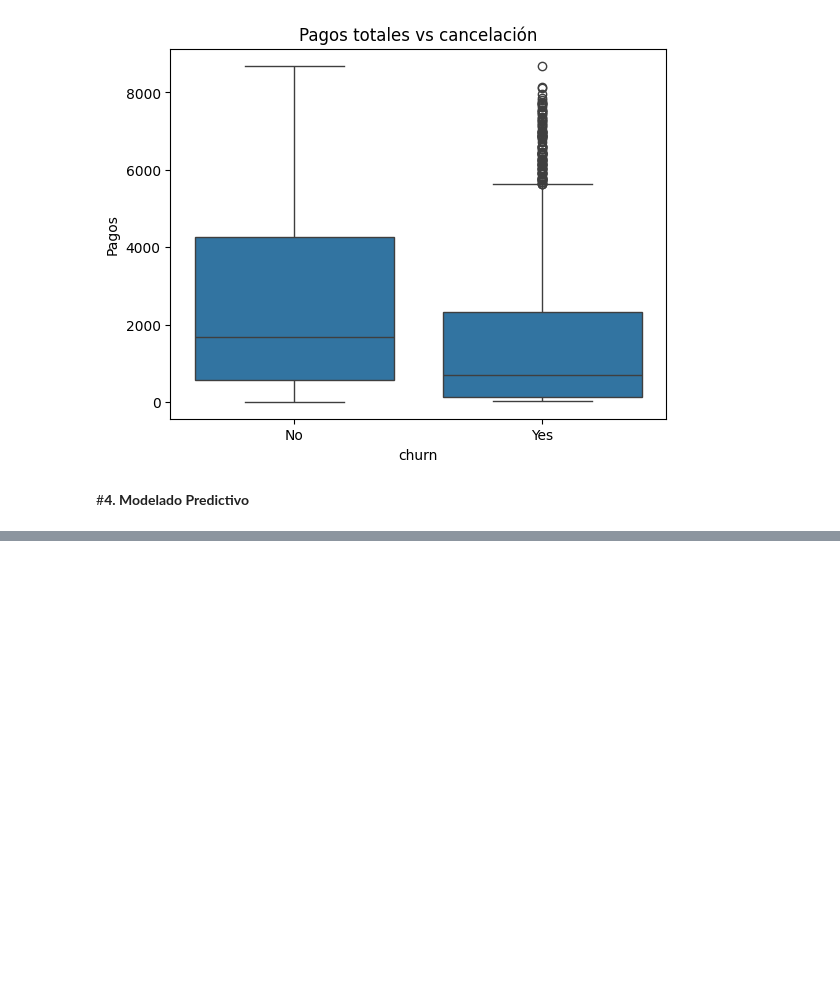
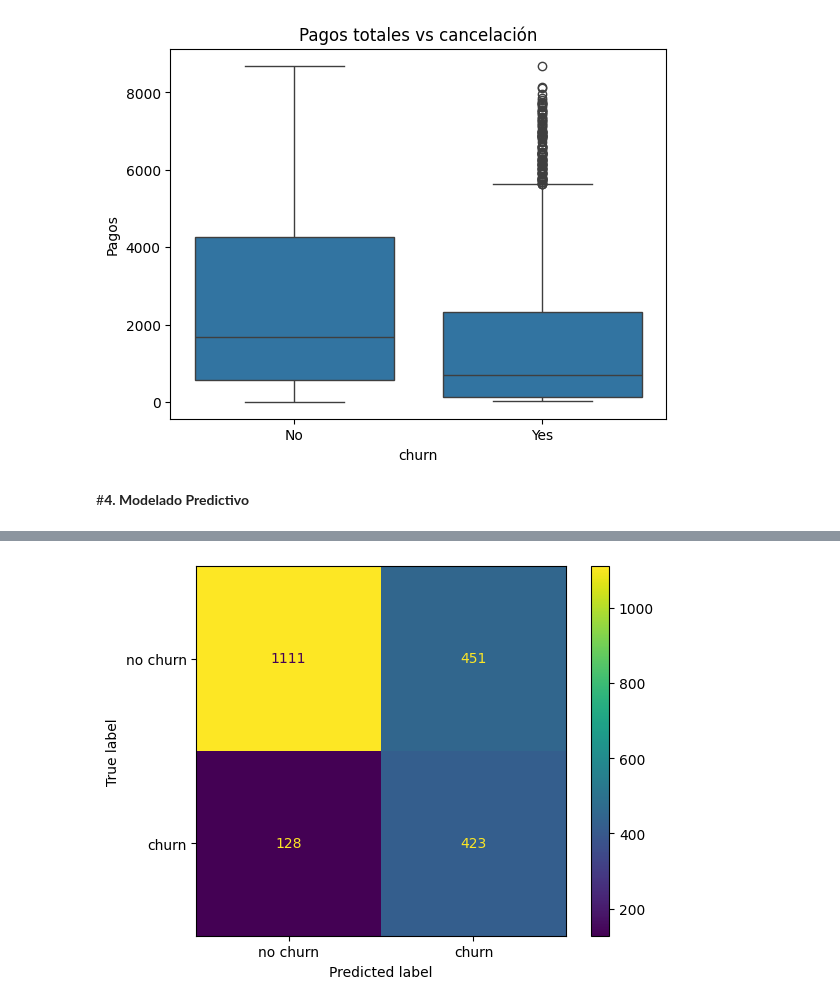
Before and after one commit to dialejo/Telecom_x2, a Jupyter notebook: Telecom_X2_Churn_prediccion.ipynb, the cells around one changed output, grey strips where cells are left out. Drawn from its saved outputs; the diff is of its cells as text; code cells hidden in the pictures; blank space fills up the shorter version.

```diff
--- a/Telecom_X2_Churn_prediccion.ipynb
+++ b/Telecom_X2_Churn_prediccion.ipynb
@@ -619,0 +818,23 @@ X_train, X_test, y_train, y_test = train_test_split(X, y, test_size=0.30, random
+# %%
+param_grid = {
+    'clf__max_depth': [5, 10, 15],
+    'clf__min_samples_split': [2, 4, 6],
+    'clf__min_samples_leaf': [1, 2, 3],
+    'clf__n_estimators': [100, 150, 200]
+}
+# %%
+modelo1 = imbpipeline(steps=[
+    ('smote', SMOTE(sampling_strategy=0.5, random_state=42)),
+    ('clf', RandomForestClassifier(class_weight='balanced', random_state=42))
+])
+# %%
+cv = StratifiedKFold(n_splits=5, shuffle=True, random_state=42)
+grid_search_modelo1 = GridSearchCV(
+    estimator=modelo1,
+    param_grid=param_grid,
+    cv=cv,
+    scoring='recall',  # 🔍 optimizando para recall (churn positivo)
+    n_jobs=-1,
+    verbose=1
+)
+grid_search_modelo1.fit(X_train, y_train)
@@ -619,0 +863,2 @@ X_train, X_test, y_train, y_test = train_test_split(X, y, test_size=0.30, random
+# %%
+y_pred_modelo1 = grid_search_modelo1.predict(X_test)
@@ -619,0 +880,7 @@ X_train, X_test, y_train, y_test = train_test_split(X, y, test_size=0.30, random
+# %%
+matriz_confusion_1 = confusion_matrix(y_test, y_pred_modelo1)
+visualizacion_matriz_confusion_1 = ConfusionMatrixDisplay(confusion_matrix=matriz_confusion_1, display_labels=['no churn','churn'])
+visualizacion_matriz_confusion_1.plot()
+plt.show()
+# %% [output]
+[figure, added]
```
Also changed, not shown: parts of 45 cells of this notebook.
